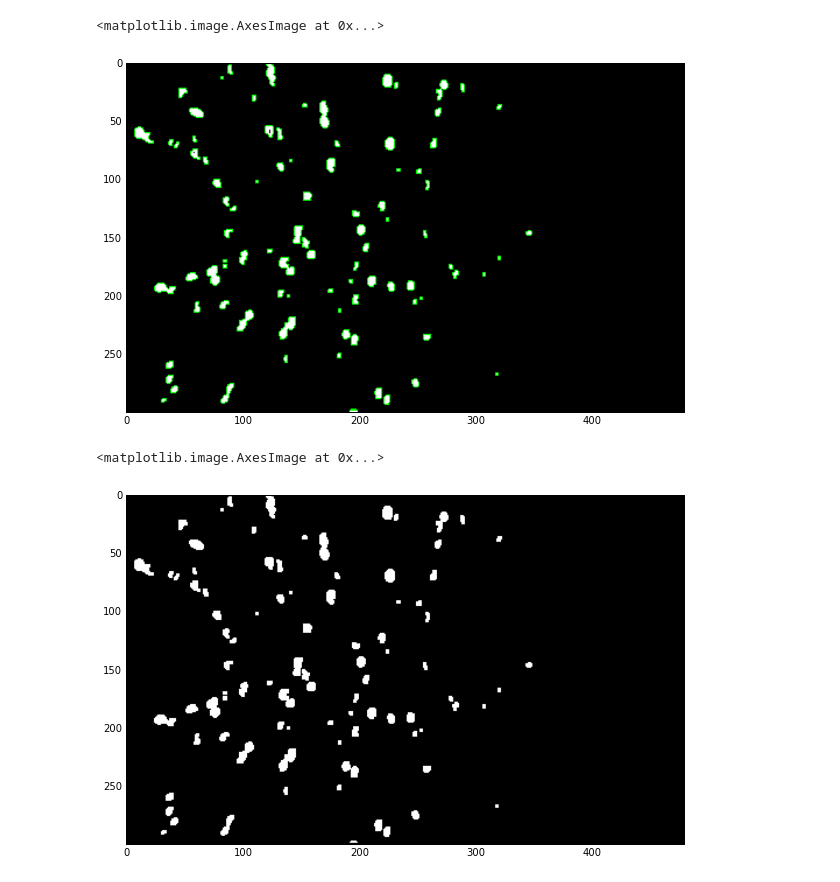
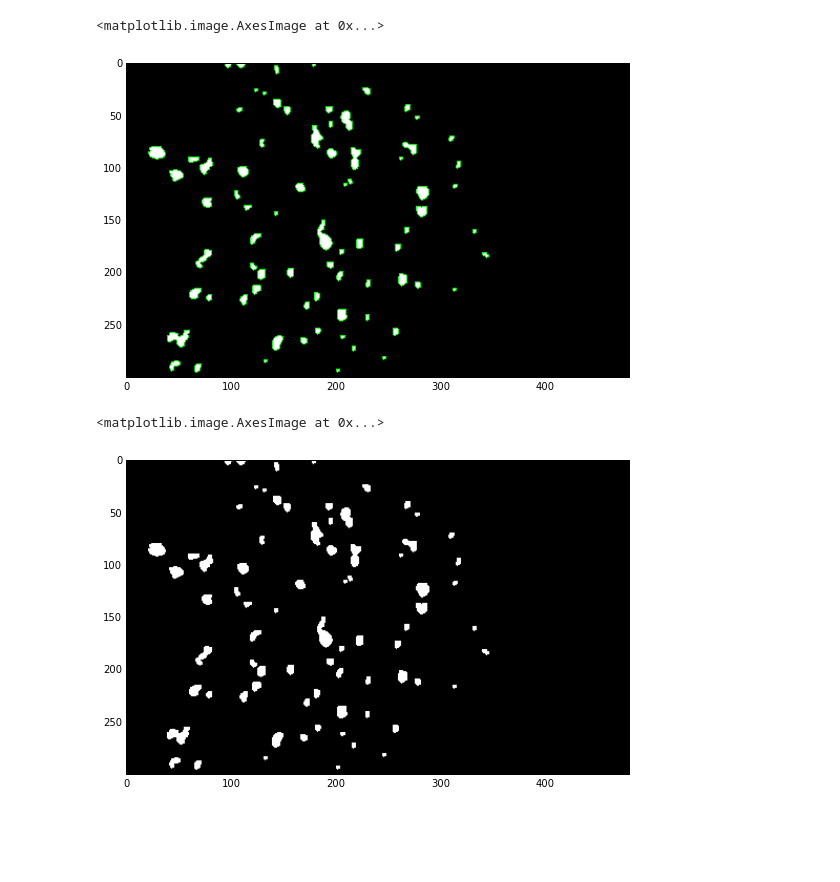
Before and after one commit to versatran01/Galt, a Jupyter notebook: detection/notebook/fix_image.ipynb, the cells around one changed output. Cells and saved outputs as stored; diff of their text form; code cells hidden in the pictures; blank space fills up the shorter version.

```diff
--- a/detection/notebook/fix_image.ipynb
+++ b/detection/notebook/fix_image.ipynb
@@ -10,9 +10,9 @@ sys.path.append(os.path.join(os.getcwd(), '..'))
 from aye.preprocessing import *
 import cv2
 # %%
-fig = plt.figure(figsize=(10,10))
-im_bw = cv2.imread('../data/frame0006_bw.png', cv2.IMREAD_GRAYSCALE)
-im_pos = cv2.imread('../data/frame0000_positive.png', cv2.IMREAD_GRAYSCALE)
-plt.imshow(im_bw, cmap=plt.cm.gray)
+fig = plt.figure(figsize=(9, 9))
+im_bw = cv2.imread('../data/frame0002_bw.png', cv2.IMREAD_GRAYSCALE)
+im_pos = cv2.imread('../data/frame0002_positive.png', cv2.IMREAD_GRAYSCALE)
+plt.imshow(im_pos, cmap=plt.cm.gray)
 # %% [output]
 <matplotlib.image.AxesImage at 0x...>
@@ -30,0 +20,20 @@ plt.imshow(opened, cmap=plt.cm.gray)
+# %%
+fig = plt.figure(figsize=(18, 9))
+
+n = 3
+kernel_square = np.ones((n, n), np.uint8)
+kernel_ellipse = cv2.getStructuringElement(cv2.MORPH_ELLIPSE, (n, n))
+bw_open = cv2.morphologyEx(im_bw, cv2.MORPH_OPEN, kernel_test)
+
+ax = fig.add_subplot(121)
+ax.imshow(bw_open, cmap=plt.cm.gray)
+
+# Maybe do another erosion to split connected blobs?
+kernal_ellipse = cv2.getStructuringElement(cv2.MORPH_ELLIPSE, (1, 1))
+bw_erosion = cv2.erode(bw_open, k, iterations=1)
+
+ax = fig.add_subplot(122)
+plt.imshow(bw_erosion, cmap=plt.cm.gray)
+
+# For now we use bw_open
+bw = bw_open
@@ -31,26 +42,27 @@ plt.imshow(opened, cmap=plt.cm.gray)
 # %%
 # Find contours
-bw = np.array(opened, dtype=np.uint8, copy=True)
+# Make a copy of bw because findCountours modifies input
+bw_copy = np.array(bw_open, dtype=np.uint8, copy=True)
 
 # We use EXTERNAL, because we want to fill all the holes
-cs, _ = cv2.findContours(bw, mode=cv2.RETR_EXTERNAL, method=cv2.CHAIN_APPROX_SIMPLE)
+cs, _ = cv2.findContours(bw_copy, mode=cv2.RETR_EXTERNAL, method=cv2.CHAIN_APPROX_SIMPLE)
 
 # Draw the contours to visualize it
-color = cv2.cvtColor(bw, cv2.COLOR_GRAY2RGB)
-cv2.drawContours(color, cs, -1, (0,255,0), 1)
-fig = plt.figure(figsize=(10,10))
+color = cv2.cvtColor(bw_open, cv2.COLOR_GRAY2BGR)
+cv2.drawContours(color, cs, -1, color=(0,255,0), thickness=1)
+fig = plt.figure(figsize=(9,9))
 plt.imshow(color)
 # %% [output]
 <matplotlib.image.AxesImage at 0x...>
-[figure, old version]
+[figure, new version]
 # %%
 # Now we redraw the contour on a grayscale image to have the filled version
 # Notice all holes are filed
 filled = np.zeros_like(bw)
 cv2.drawContours(filled, cs, -1, color=255, thickness=-1)
 filled_mask = (filled == 255)
-fig = plt.figure(figsize=(10,10))
+fig = plt.figure(figsize=(9,9))
 plt.imshow(filled, cmap=plt.cm.gray)
 # %% [output]
 <matplotlib.image.AxesImage at 0x...>
-[figure, old version]
+[figure, new version]
```
Also changed, not shown: parts of 7 cells of this notebook, 6 other files.
